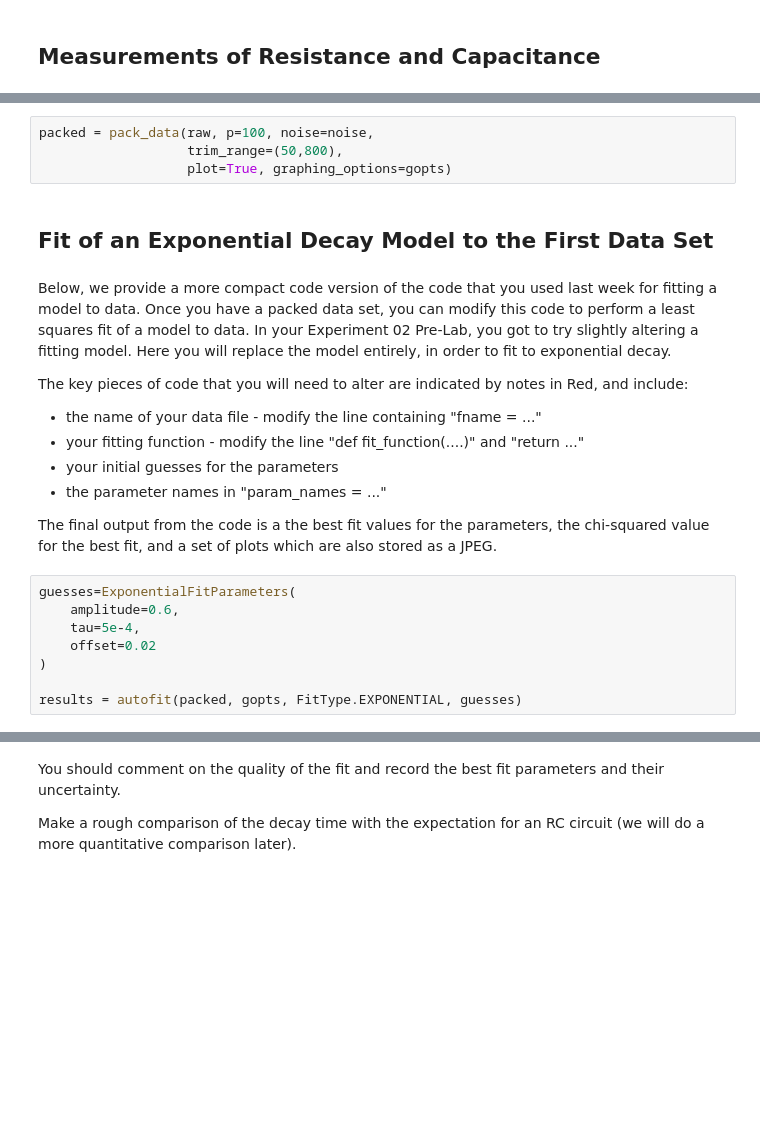
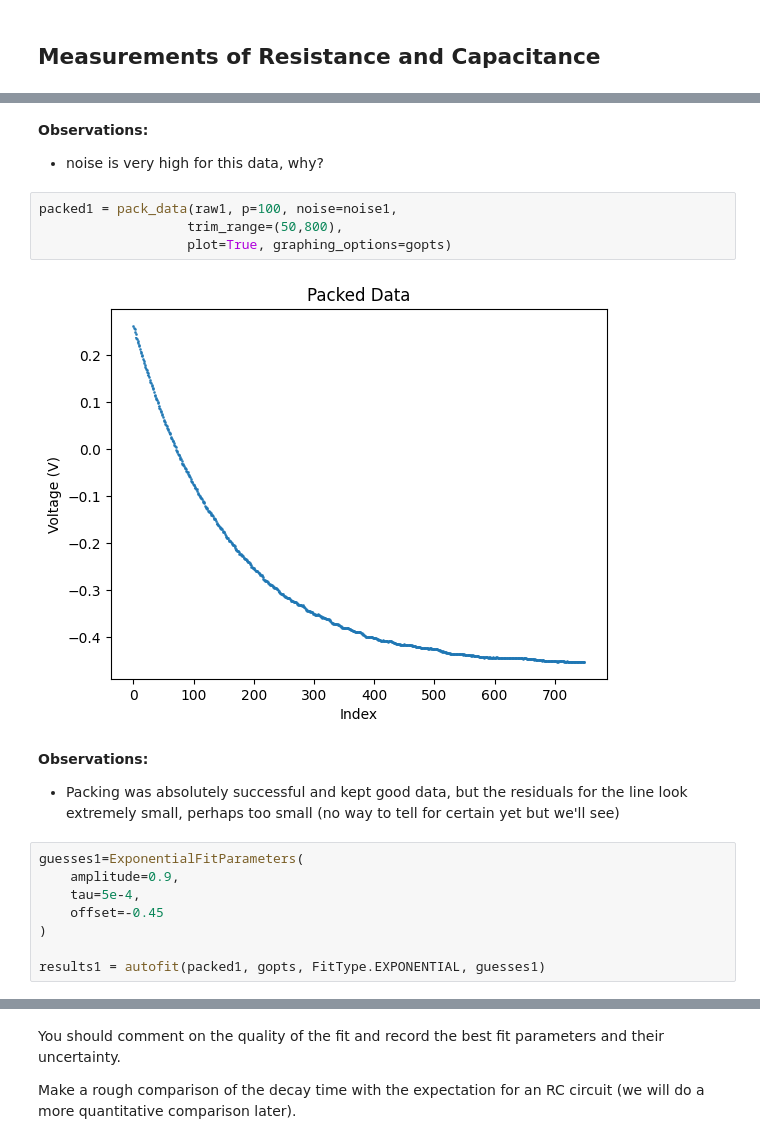
Before and after one commit to mufaro3/physics-219, a Jupyter notebook: Experiment02/Experiment-02-rev2024.ipynb, the cells around one changed output, grey strips where cells are left out. Saved outputs shown, nothing was run; the diff lists cells and outputs as text; blank space fills up the shorter version.

```diff
--- a/Experiment02/Experiment-02-rev2024.ipynb
+++ b/Experiment02/Experiment-02-rev2024.ipynb
@@ -40,25 +98,21 @@ noise = isolate_noise(raw, indices_range=(70500,71000), y_range=(0.01,0.04),
+# %% [markdown]
+**Observations:**
+- noise is very high for this data, why?
 # %%
-packed = pack_data(raw, p=100, noise=noise,
+packed1 = pack_data(raw1, p=100, noise=noise1,
                    trim_range=(50,800),
                    plot=True, graphing_options=gopts)
+# %% [output]
+[figure, added]
-# %% [markdown]
-## Fit of an Exponential Decay Model to the First Data Set
-# %% [markdown]
-Below, we provide a more compact code version of the code that you used last week for fitting a model to data. Once you have a packed data set, you can modify this code to perform a least squares fit of a model to data. In your Experiment 02 Pre-Lab, you got to try slightly altering a fitting model. Here you will replace the model entirely, in order to fit to exponential decay.
-
-The key pieces of code that you will need to alter are indicated by notes in Red, and include:
-- the name of your data file - modify the line containing "fname = ..."
-- your fitting function - modify the line "def fit_function(....)" and "return ..."
-- your initial guesses for the parameters
-- the parameter names in "param_names = ..."
-
-The final output from the code is a the best fit values for the parameters, the chi-squared value for the best fit, and a set of plots which are also stored as a JPEG.
+# %% [markdown]
+**Observations:**
+- Packing was absolutely successful and kept good data, but the residuals for the line look extremely small, perhaps too small (no way to tell for certain yet but we'll see)
 # %%
-guesses=ExponentialFitParameters(
-    amplitude=0.6,
+guesses1=ExponentialFitParameters(
+    amplitude=0.9,
     tau=5e-4,
-    offset=0.02
+    offset=-0.45
 )
 
-results = autofit(packed, gopts, FitType.EXPONENTIAL, guesses)
+results1 = autofit(packed1, gopts, FitType.EXPONENTIAL, guesses1)
 # %%
```
Also changed, not shown: parts of 84 cells of this notebook, 8 other files.
